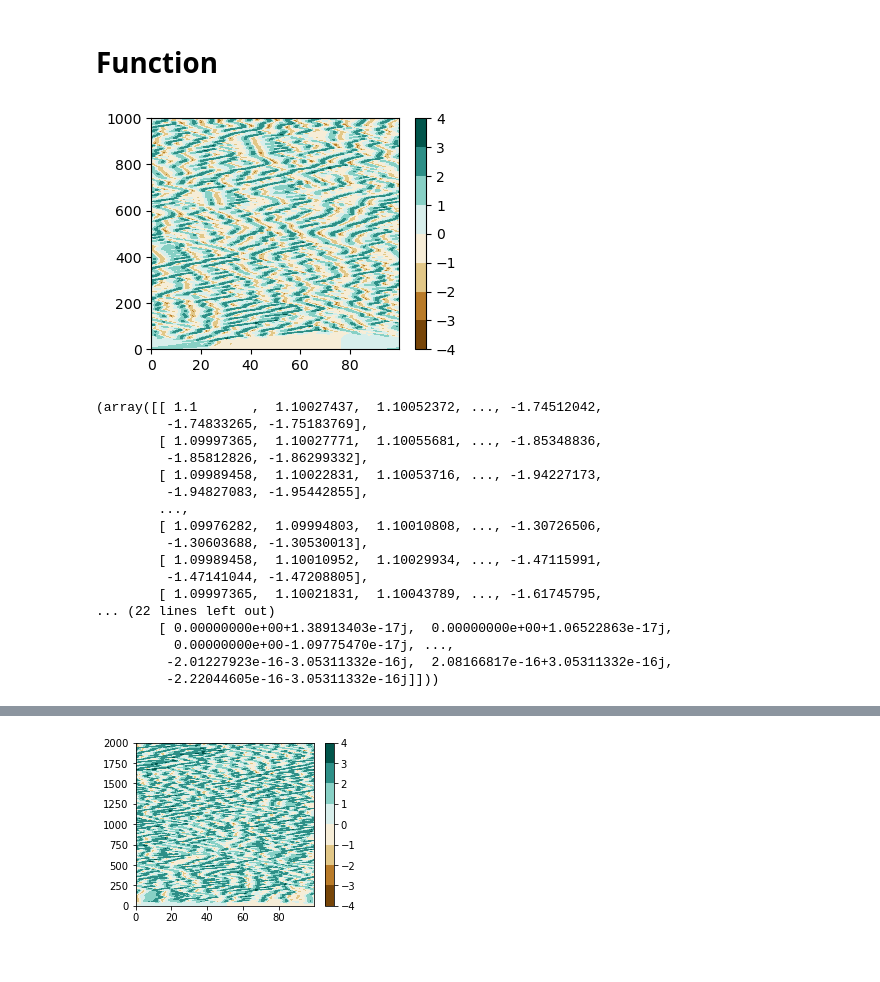
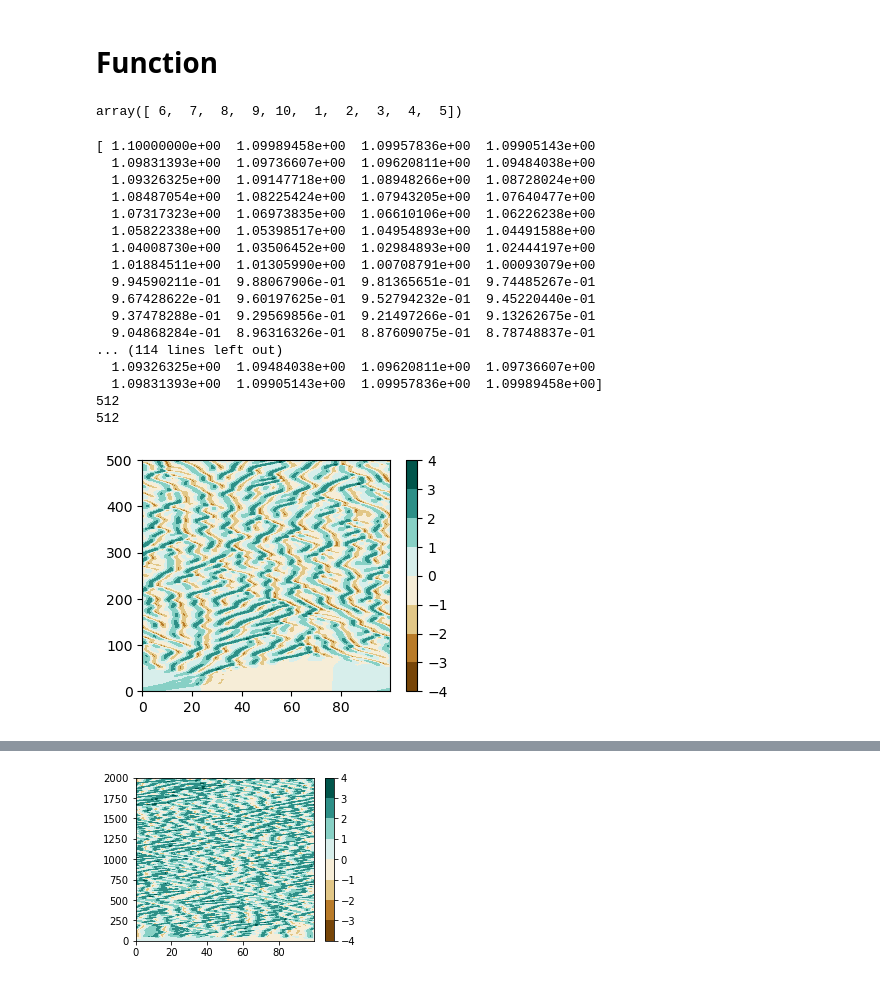
Before and after one commit to smallpondtom/LiftAndLearn.jl, a Jupyter notebook: scripts/solver_demo.ipynb, the cells around one changed output, grey strips where cells are left out. Cells and saved outputs as stored; diff of their text form; code cells hidden in the pictures.

```diff
--- a/scripts/solver_demo.ipynb
+++ b/scripts/solver_demo.ipynb
@@ -66,6 +66,7 @@ def Kuramoto_Sivashinsky(L = 100, nx = 1024, T = 1000.0, dt = 0.05, u0=None, plo
     # pre-allocate space for solution
     u  = np.zeros((nx,nt+1))
     uh = np.zeros((nx,nt+1),dtype=complex)
+    u2h_all = np.zeros((nx,nt+1),dtype=complex)
 
     # initial condition
     if u0 is None:
@@ -80,10 +81,13 @@ def Kuramoto_Sivashinsky(L = 100, nx = 1024, T = 1000.0, dt = 0.05, u0=None, plo
 
     for i in range(nt):
         u2h = 1/nx*np.fft.fftshift(np.fft.fft(u[:,i]**2))
+        u2h_all[:,i] = u2h
     #   u2h_conv = np.convolve(uh[:,i],uh[:,i])[nx//2:(nx+nx//2)]
 
         if i == 0:
             uh[:,i+1] =1/(1-0.5*dt*A)*((1+0.5*dt*A)*uh[:,i] + 1.0*dt*F*u2h)
+            print(len(F))
+            print(len(u2h))
         else:
             uh[:,i+1] =1/(1-0.5*dt*A)*((1+0.5*dt*A)*uh[:,i] + 1.5*dt*F*u2h-0.5*dt*F*u2hlast)
         u[:,i+1]  = np.real(nx*np.fft.ifft(np.fft.ifftshift(uh[:,i+1])))
@@ -100,4 +104,4 @@ def Kuramoto_Sivashinsky(L = 100, nx = 1024, T = 1000.0, dt = 0.05, u0=None, plo
         # plt.savefig('xt.pdf')
         plt.show()
 
-    return u, uh
+    return u, uh, u2h_all, A, F
@@ -104,21 +114,25 @@ def Kuramoto_Sivashinsky(L = 100, nx = 1024, T = 1000.0, dt = 0.05, u0=None, plo
+# %%
+np.fft.fftshift(range(1, 11))
+# %% [output]
+array([ 6,  7,  8,  9, 10,  1,  2,  3,  4,  5])
 # %%
-Kuramoto_Sivashinsky(L = 100, nx = 1024, T = 1000.0, dt = 0.05, u0=None, plot_or_not = True)
+u, uh, u2h, A, F = Kuramoto_Sivashinsky(L = 100, nx = 512, T = 500.0, dt = 0.05, u0=None, plot_or_not = True);
 # %% [output]
+[ 1.10000000e+00  1.09989458e+00  1.09957836e+00  1.09905143e+00
+  1.09831393e+00  1.09736607e+00  1.09620811e+00  1.09484038e+00
+  1.09326325e+00  1.09147718e+00  1.08948266e+00  1.08728024e+00
+  1.08487054e+00  1.08225424e+00  1.07943205e+00  1.07640477e+00
+  1.07317323e+00  1.06973835e+00  1.06610106e+00  1.06226238e+00
+  1.05822338e+00  1.05398517e+00  1.04954893e+00  1.04491588e+00
+  1.04008730e+00  1.03506452e+00  1.02984893e+00  1.02444197e+00
+  1.01884511e+00  1.01305990e+00  1.00708791e+00  1.00093079e+00
+  9.94590211e-01  9.88067906e-01  9.81365651e-01  9.74485267e-01
+  9.67428622e-01  9.60197625e-01  9.52794232e-01  9.45220440e-01
+  9.37478288e-01  9.29569856e-01  9.21497266e-01  9.13262675e-01
+  9.04868284e-01  8.96316326e-01  8.87609075e-01  8.78748837e-01
+... (114 lines left out)
+  1.09326325e+00  1.09484038e+00  1.09620811e+00  1.09736607e+00
+  1.09831393e+00  1.09905143e+00  1.09957836e+00  1.09989458e+00]
+512
+512
-[figure, old version]
+[figure, new version]
-(array([[ 1.1       ,  1.10027437,  1.10052372, ..., -1.74512042,
-         -1.74833265, -1.75183769],
-        [ 1.09997365,  1.10027771,  1.10055681, ..., -1.85348836,
-         -1.85812826, -1.86299332],
-        [ 1.09989458,  1.10022831,  1.10053716, ..., -1.94227173,
-         -1.94827083, -1.95442855],
-        ...,
-        [ 1.09976282,  1.09994803,  1.10010808, ..., -1.30726506,
-         -1.30603688, -1.30530013],
-        [ 1.09989458,  1.10010952,  1.10029934, ..., -1.47115991,
-         -1.47141044, -1.47208805],
-        [ 1.09997365,  1.10021831,  1.10043789, ..., -1.61745795,
-... (22 lines left out)
-        [ 0.00000000e+00+1.38913403e-17j,  0.00000000e+00+1.06522863e-17j,
-          0.00000000e+00-1.09775470e-17j, ...,
-         -2.01227923e-16-3.05311332e-16j,  2.08166817e-16+3.05311332e-16j,
-         -2.22044605e-16-3.05311332e-16j]]))
```
Also changed, not shown: parts of 5 cells of this notebook, 2 other files.
